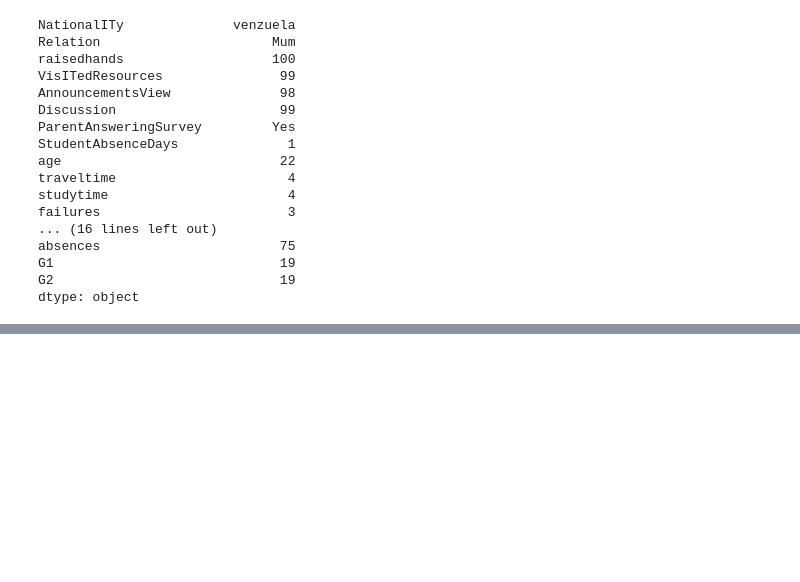
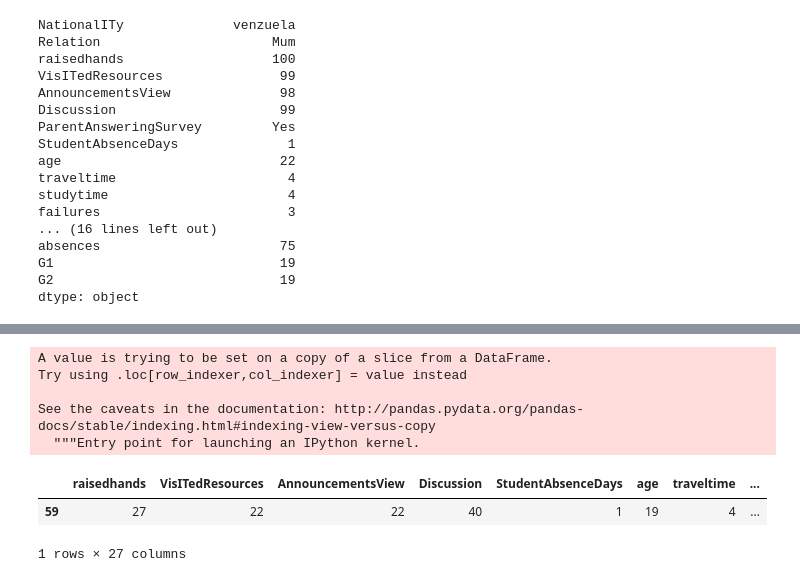
Before and after one commit to yashagrawal3/Openai_hackathon, a Jupyter notebook: Hackathon.ipynb, the cells around one changed output, grey strips where cells are left out. Drawn from its saved outputs; the diff is of its cells as text; code cells hidden in the pictures; blank space fills up the shorter version.

```diff
--- a/Hackathon.ipynb
+++ b/Hackathon.ipynb
@@ -314,0 +319,6 @@ Name: internet, dtype: int64
+# %%
+k=1
+for i in feature_array:
+    user[i]= user_data[k]
+    k = k+1
+user['romantic'] = (user['romantic']=='yes')*0
@@ -314,0 +336,14 @@ Name: internet, dtype: int64
+# %%
+user['higher'] = (user['higher']=="yes")*1
+# %% [output]
+A value is trying to be set on a copy of a slice from a DataFrame.
+Try using .loc[row_indexer,col_indexer] = value instead
+
+See the caveats in the documentation: http://pandas.pydata.org/pandas-docs/stable/indexing.html#indexing-view-versus-copy
+  """Entry point for launching an IPython kernel.
+# %%
+user
+# %% [output]
+|  | raisedhands | VisITedResources | AnnouncementsView | Discussion | StudentAbsenceDays | age | traveltime | ... |
+| 59 | 27 | 22 | 22 | 40 | 1 | 19 | 4 | ... |
+1 rows × 27 columns
```
Also changed, not shown: parts of 10 cells of this notebook, 4 other files.
